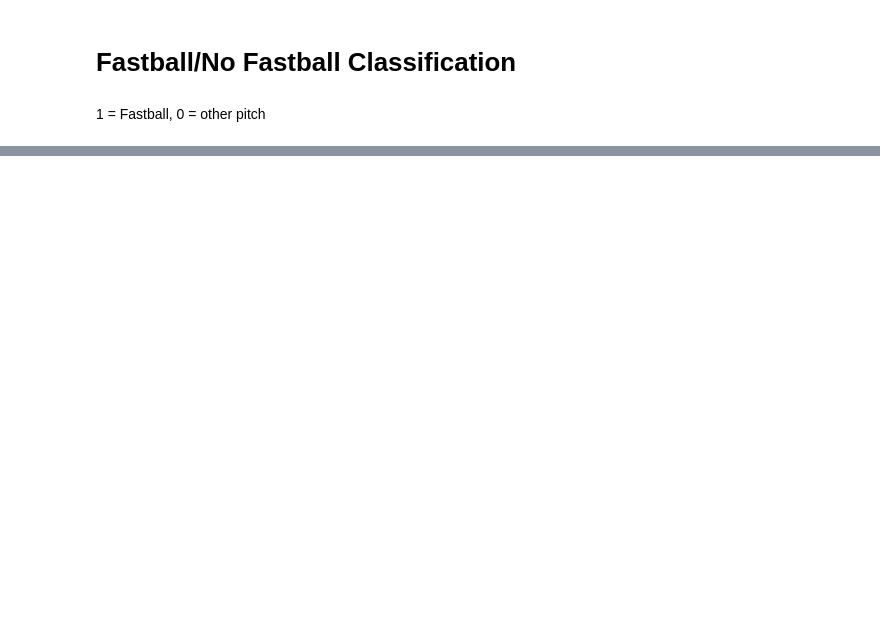
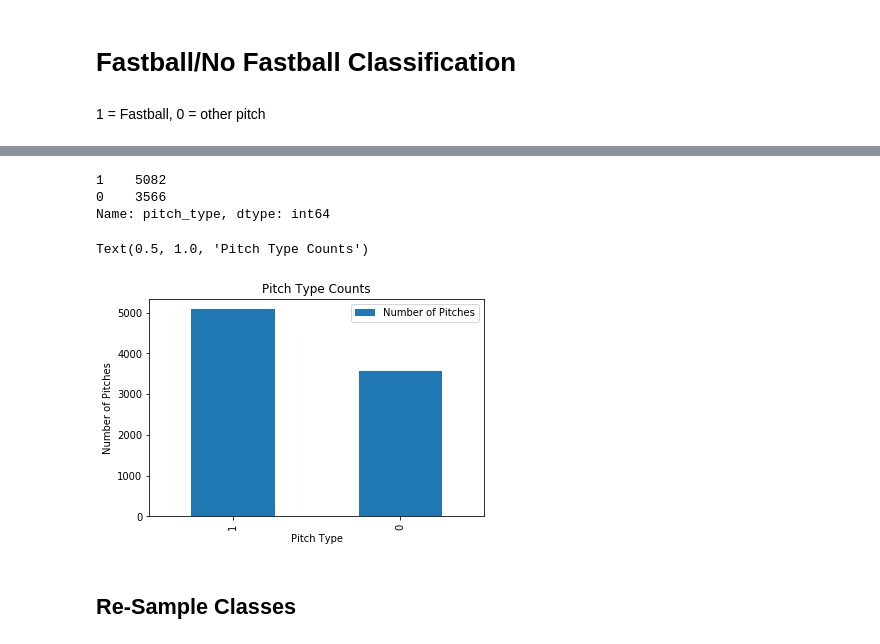
Before and after one commit to parkererickson/baseballDataScience, a Jupyter notebook: nextPitchPrediction.ipynb, the cells around one changed output, grey strips where cells are left out. Cells and saved outputs as stored; diff of their text form; code cells hidden in the pictures; blank space fills up the shorter version.

```diff
--- a/nextPitchPrediction.ipynb
+++ b/nextPitchPrediction.ipynb
@@ -401,9 +427,25 @@ Name: pitch_type, dtype: int64
+# %%
+print(fbData["pitch_type"].value_counts())
+
+df = pd.DataFrame({"Number of Pitches":fbData["pitch_type"].value_counts()})
+plot = df.plot.bar()
+plot.set_ylabel("Number of Pitches")
+plot.set_xlabel("Pitch Type")
+plot.set_title("Pitch Type Counts")
+# %% [output]
+1    5082
+0    3566
+Name: pitch_type, dtype: int64
+Text(0.5, 1.0, 'Pitch Type Counts')
+[figure, added]
 # %%
 features = fbData.columns.tolist()[1:]
 X = fbData[features]
 y = fbData["pitch_type"]
 
 X_train, X_test, y_train, y_test = train_test_split(X, y, test_size=0.2, train_size=0.8)
+# %% [markdown]
+## Re-Sample Classes
 # %%
 y_train.value_counts()
 smote = SMOTE("all")
```
Also changed, not shown: parts of 48 cells of this notebook.
